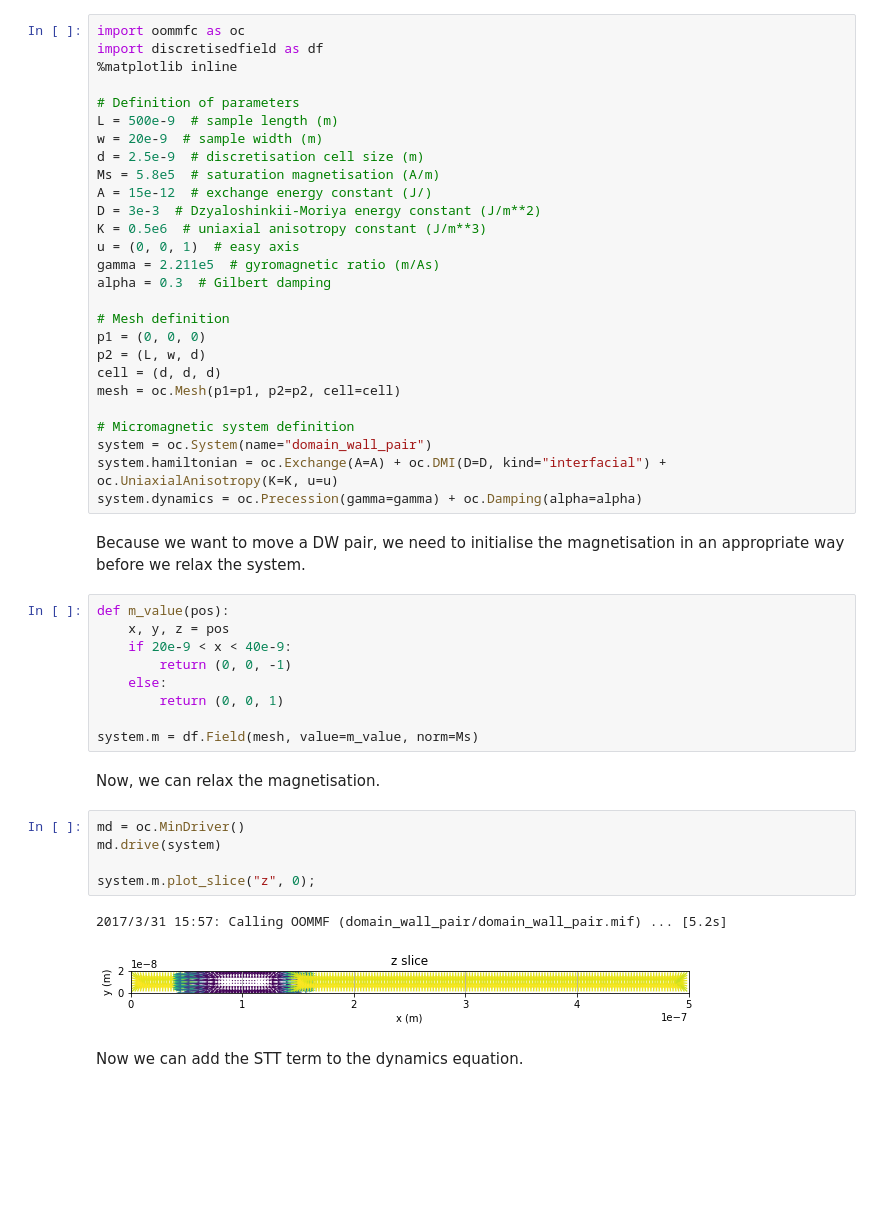
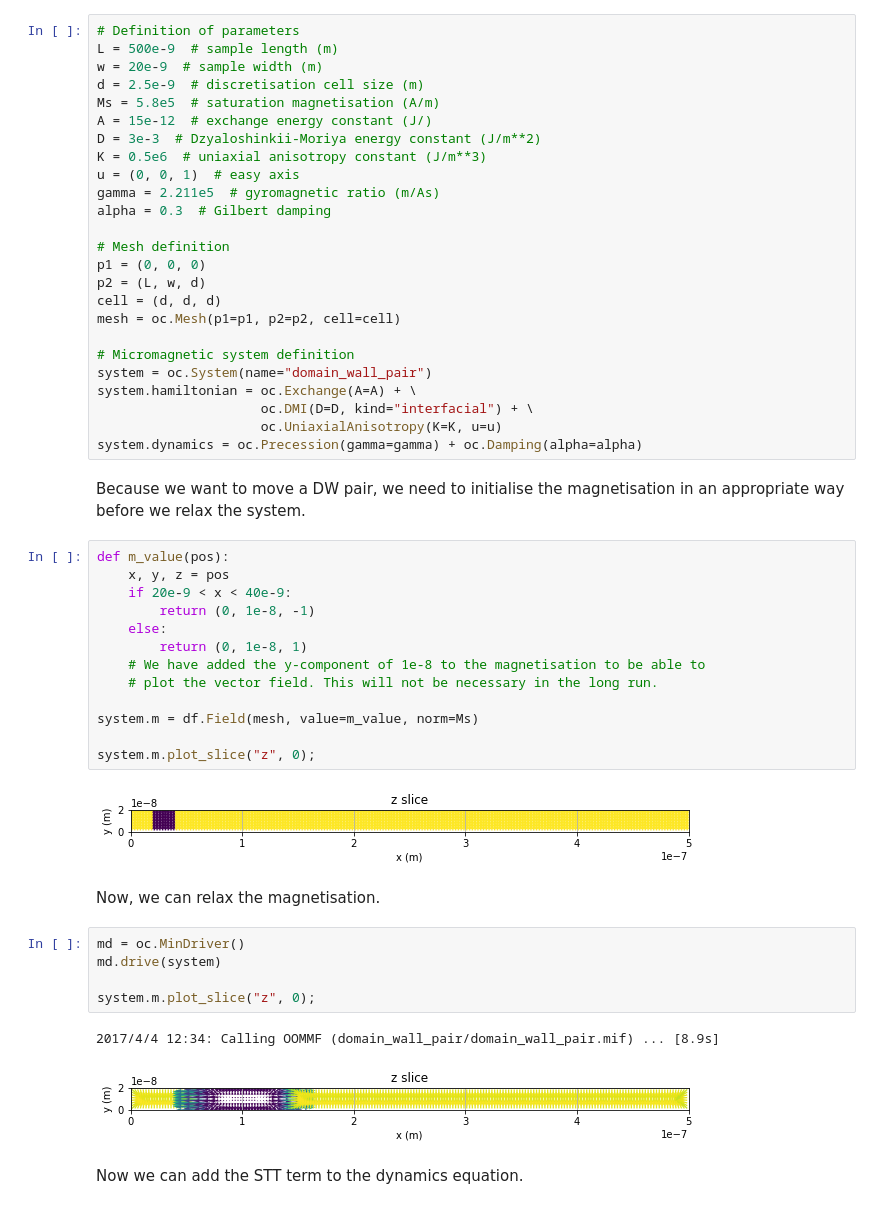
Before and after one commit to joommf-attic/tutorial, a Jupyter notebook: workshops/2017-04-05-IOPMagnetism2017/tutorial4_current_induced_dw_motion.ipynb, the cells around one changed output. Saved outputs shown, nothing was run; the diff lists cells and outputs as text; blank space fills up the shorter version.

```diff
--- a/workshops/2017-04-05-IOPMagnetism2017/tutorial4_current_induced_dw_motion.ipynb
+++ b/workshops/2017-04-05-IOPMagnetism2017/tutorial4_current_induced_dw_motion.ipynb
@@ -11,10 +15,6 @@ Let us simulate a two-dimensional sample with length $L = 500 \,\text{nm}$, widt
 - gyrotropic ratio $\gamma = 2.211 \times 10^{5} \,\text{m}\,\text{A}^{-1}\,\text{s}^{-1}$, and
 - Gilbert damping $\alpha=0.3$.
 # %%
-import oommfc as oc
-import discretisedfield as df
-%matplotlib inline
-
 # Definition of parameters
 L = 500e-9  # sample length (m)
 w = 20e-9  # sample width (m)
@@ -35,19 +35,27 @@ mesh = oc.Mesh(p1=p1, p2=p2, cell=cell)
 
 # Micromagnetic system definition
 system = oc.System(name="domain_wall_pair")
-system.hamiltonian = oc.Exchange(A=A) + oc.DMI(D=D, kind="interfacial") + oc.UniaxialAnisotropy(K=K, u=u)
+system.hamiltonian = oc.Exchange(A=A) + \
+                     oc.DMI(D=D, kind="interfacial") + \
+                     oc.UniaxialAnisotropy(K=K, u=u)
 system.dynamics = oc.Precession(gamma=gamma) + oc.Damping(alpha=alpha)
 # %% [markdown]
 Because we want to move a DW pair, we need to initialise the magnetisation in an appropriate way before we relax the system.
 # %%
 def m_value(pos):
     x, y, z = pos
     if 20e-9 < x < 40e-9:
-        return (0, 0, -1)
+        return (0, 1e-8, -1)
     else:
-        return (0, 0, 1)
+        return (0, 1e-8, 1)
+    # We have added the y-component of 1e-8 to the magnetisation to be able to
+    # plot the vector field. This will not be necessary in the long run.
 
 system.m = df.Field(mesh, value=m_value, norm=Ms)
+
+system.m.plot_slice("z", 0);
+# %% [output]
+[figure, added]
 # %% [markdown]
 Now, we can relax the magnetisation.
 # %%
@@ -56,7 +64,7 @@ md.drive(system)
 
 system.m.plot_slice("z", 0);
 # %% [output]
-2017/3/31 15:57: Calling OOMMF (domain_wall_pair/domain_wall_pair.mif) ... [5.2s]
+2017/4/4 12:34: Calling OOMMF (domain_wall_pair/domain_wall_pair.mif) ... [8.9s]
 [figure]
 # %% [markdown]
 Now we can add the STT term to the dynamics equation.
```
Also changed, not shown: parts of 11 cells of this notebook.
